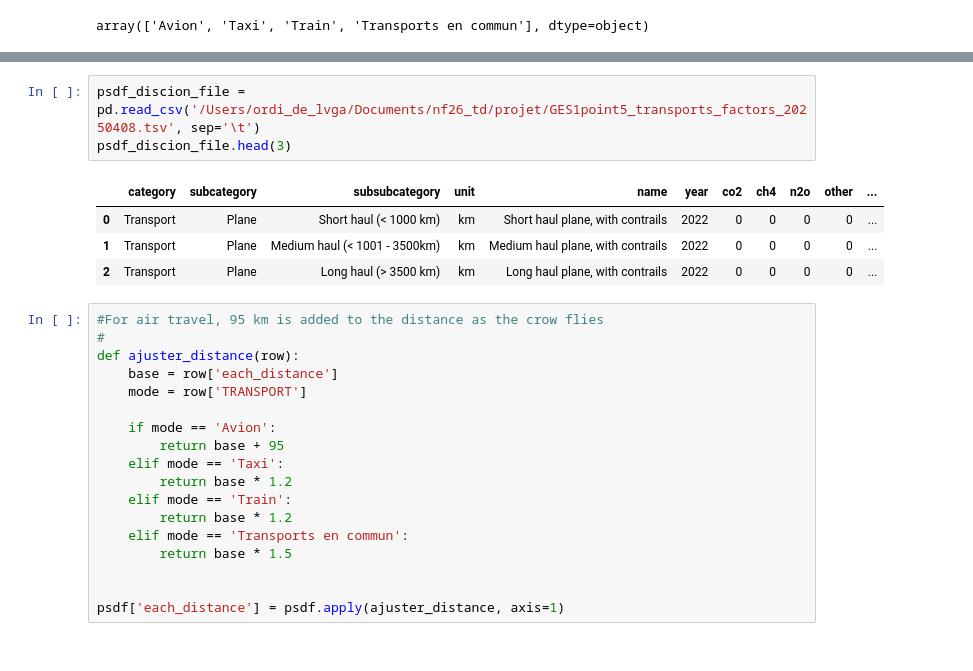
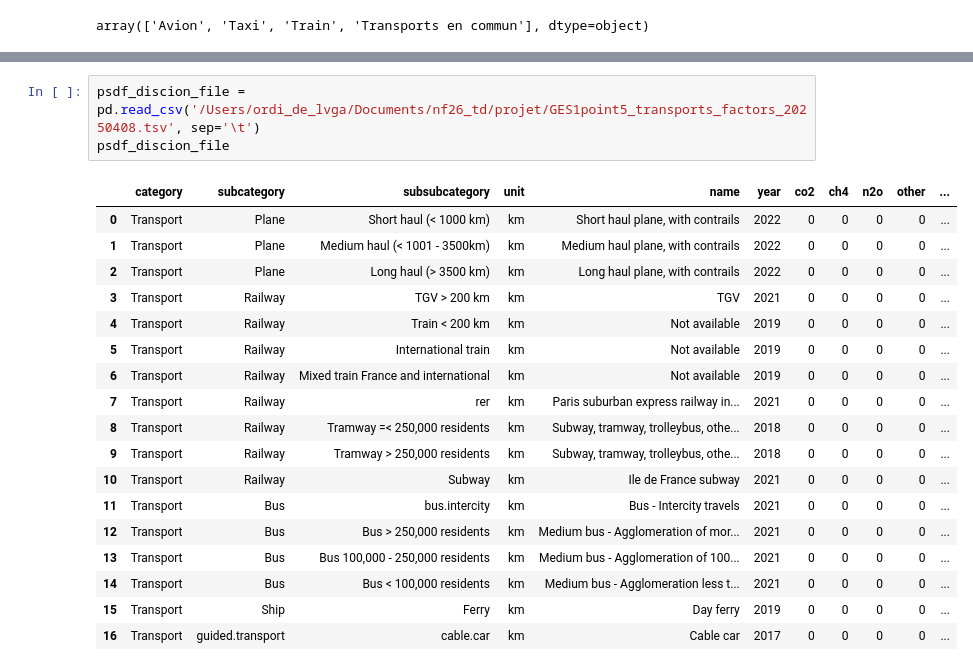
Before and after one commit to lvga1228/NF26_DATAWAREHOUSE, a Jupyter notebook: BDD_BGES/zang_analysis_data.ipynb, the cells around one changed output, grey strips where cells are left out. Drawn from its saved outputs; the diff is of its cells as text.

```diff
--- a/BDD_BGES/zang_analysis_data.ipynb
+++ b/BDD_BGES/zang_analysis_data.ipynb
@@ -732,26 +803,22 @@ array(['Avion', 'Taxi', 'Train', 'Transports en commun'], dtype=object)
 # %%
 psdf_discion_file = pd.read_csv('/Users/ordi_de_lvga/Documents/nf26_td/projet/GES1point5_transports_factors_20250408.tsv', sep='\t')
-psdf_discion_file.head(3)
+psdf_discion_file
 # %% [output]
 |  | category | subcategory | subsubcategory | unit | name | year | co2 | ch4 | n2o | other | ... |
 | 0 | Transport | Plane | Short haul (< 1000 km) | km | Short haul plane, with contrails | 2022 | 0 | 0 | 0 | 0 | ... |
 | 1 | Transport | Plane | Medium haul (< 1001 - 3500km) | km | Medium haul plane, with contrails | 2022 | 0 | 0 | 0 | 0 | ... |
 | 2 | Transport | Plane | Long haul (> 3500 km) | km | Long haul plane, with contrails | 2022 | 0 | 0 | 0 | 0 | ... |
+| 3 | Transport | Railway | TGV > 200 km | km | TGV | 2021 | 0 | 0 | 0 | 0 | ... |
+| 4 | Transport | Railway | Train < 200 km | km | Not available | 2019 | 0 | 0 | 0 | 0 | ... |
+| 5 | Transport | Railway | International train | km | Not available | 2019 | 0 | 0 | 0 | 0 | ... |
+| 6 | Transport | Railway | Mixed train France and international | km | Not available | 2019 | 0 | 0 | 0 | 0 | ... |
+| 7 | Transport | Railway | rer | km | Paris suburban express railway in... | 2021 | 0 | 0 | 0 | 0 | ... |
+| 8 | Transport | Railway | Tramway =< 250,000 residents | km | Subway, tramway, trolleybus, othe... | 2018 | 0 | 0 | 0 | 0 | ... |
+| 9 | Transport | Railway | Tramway > 250,000 residents | km | Subway, tramway, trolleybus, othe... | 2018 | 0 | 0 | 0 | 0 | ... |
+| 10 | Transport | Railway | Subway | km | Ile de France subway | 2021 | 0 | 0 | 0 | 0 | ... |
+| 11 | Transport | Bus | bus.intercity | km | Bus - Intercity travels | 2021 | 0 | 0 | 0 | 0 | ... |
+| 12 | Transport | Bus | Bus > 250,000 residents | km | Medium bus - Agglomeration of mor... | 2021 | 0 | 0 | 0 | 0 | ... |
+| 13 | Transport | Bus | Bus 100,000 - 250,000 residents | km | Medium bus - Agglomeration of 100... | 2021 | 0 | 0 | 0 | 0 | ... |
+| 14 | Transport | Bus | Bus < 100,000 residents | km | Medium bus - Agglomeration less t... | 2021 | 0 | 0 | 0 | 0 | ... |
+| 15 | Transport | Ship | Ferry | km | Day ferry | 2019 | 0 | 0 | 0 | 0 | ... |
+| 16 | Transport | guided.transport | cable.car | km | Cable car | 2017 | 0 | 0 | 0 | 0 | ... |
-# %%
-#For air travel, 95 km is added to the distance as the crow flies
-#
-def ajuster_distance(row):
-    base = row['each_distance']
-    mode = row['TRANSPORT']
-
-    if mode == 'Avion':
-        return base + 95
-    elif mode == 'Taxi':
-        return base * 1.2
-    elif mode == 'Train':
-        return base * 1.2
-    elif mode == 'Transports en commun':
-        return base * 1.5
-
-
-psdf['each_distance'] = psdf.apply(ajuster_distance, axis=1)
```
Also changed, not shown: parts of 10 cells of this notebook.
